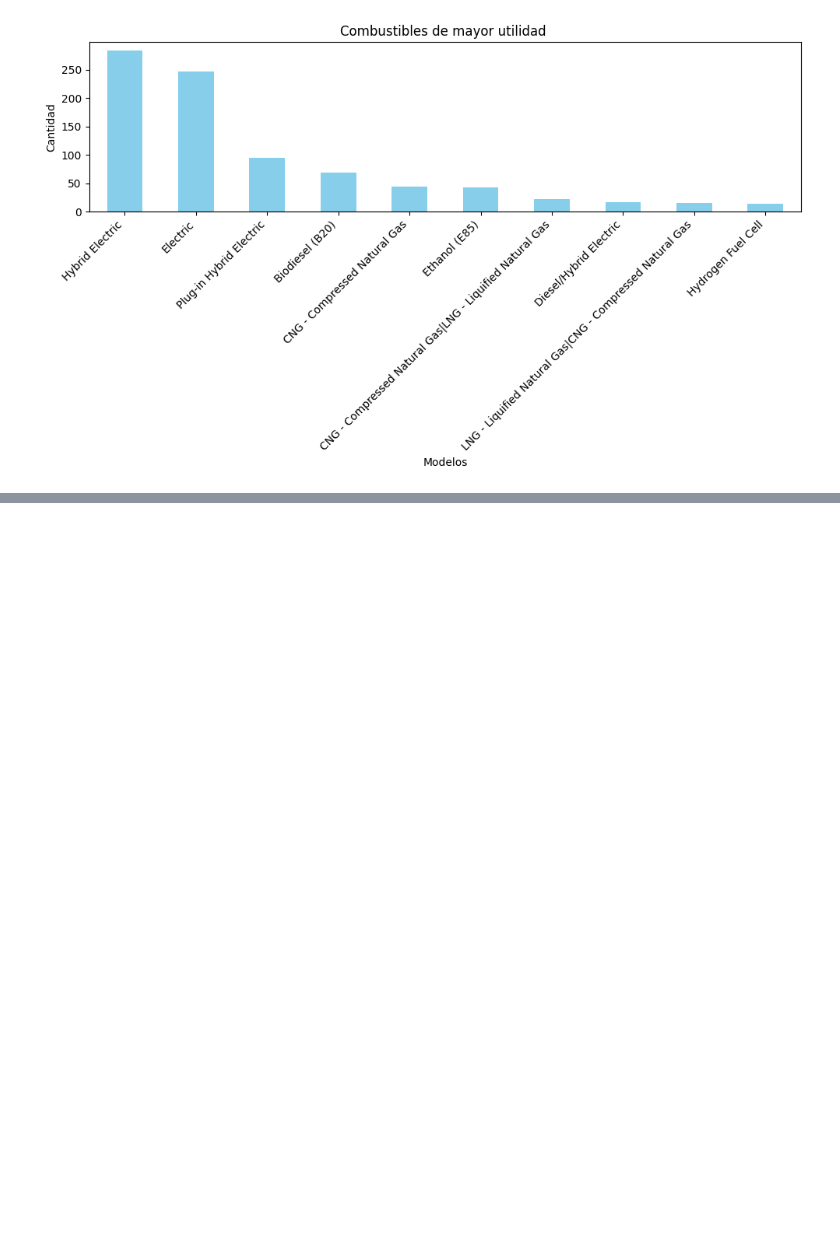
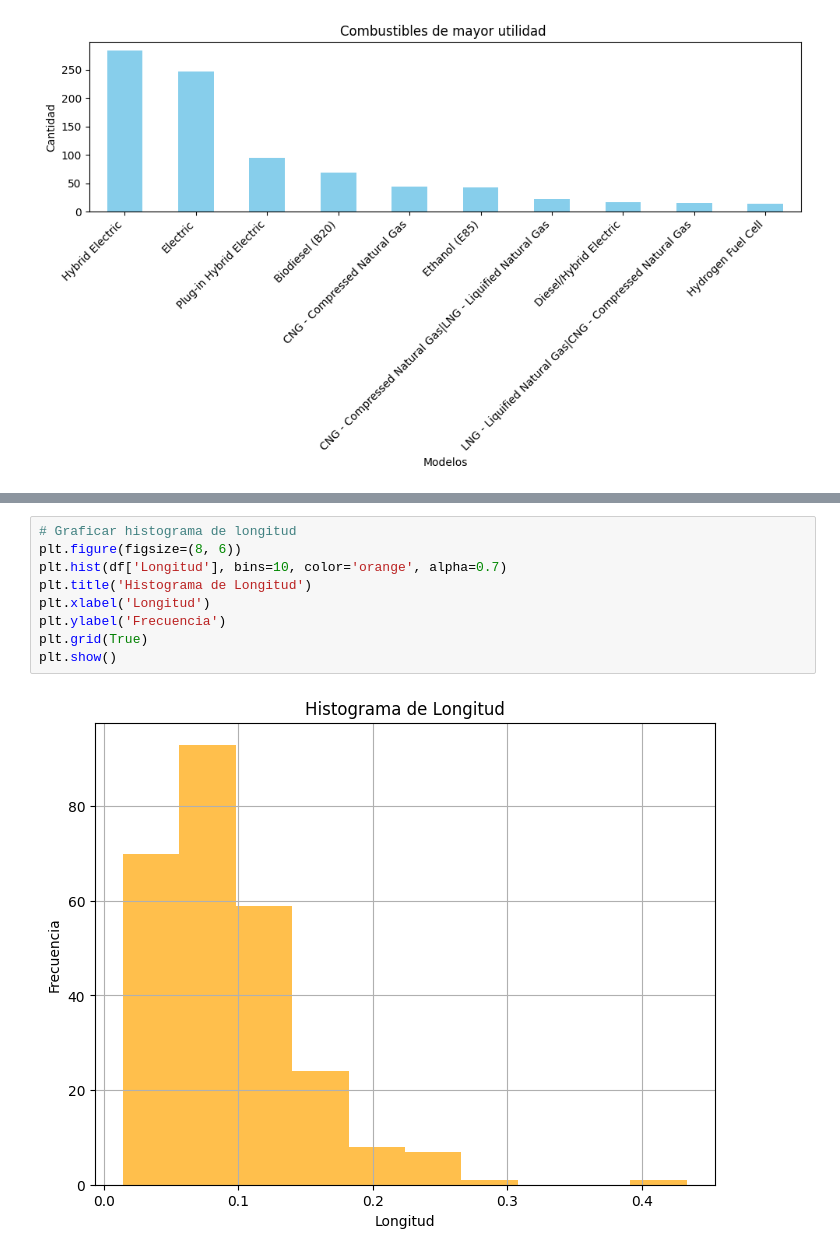
Before and after one commit to alanguev1/proyecto-final, a Jupyter notebook: Eda_preliminar.ipynb, the cells around one changed output, grey strips where cells are left out. Drawn from its saved outputs; the diff is of its cells as text; blank space fills up the shorter version.

```diff
--- a/Eda_preliminar.ipynb
+++ b/Eda_preliminar.ipynb
@@ -1287,0 +1465,11 @@ plt.show()
+# %%
+# Graficar histograma de longitud
+plt.figure(figsize=(8, 6))
+plt.hist(df['Longitud'], bins=10, color='orange', alpha=0.7)
+plt.title('Histograma de Longitud')
+plt.xlabel('Longitud')
+plt.ylabel('Frecuencia')
+plt.grid(True)
+plt.show()
+# %% [output]
+[figure, added]
```
Also changed, not shown: parts of 32 cells of this notebook.
